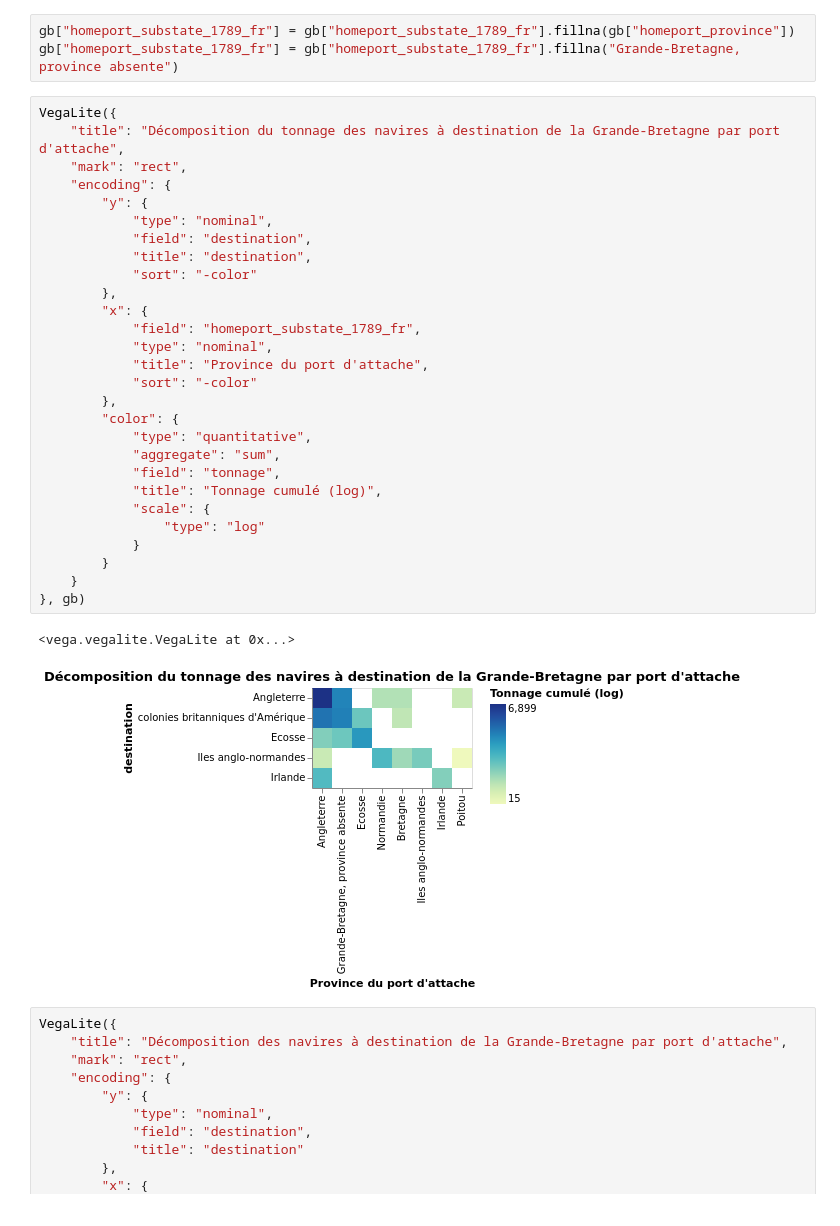
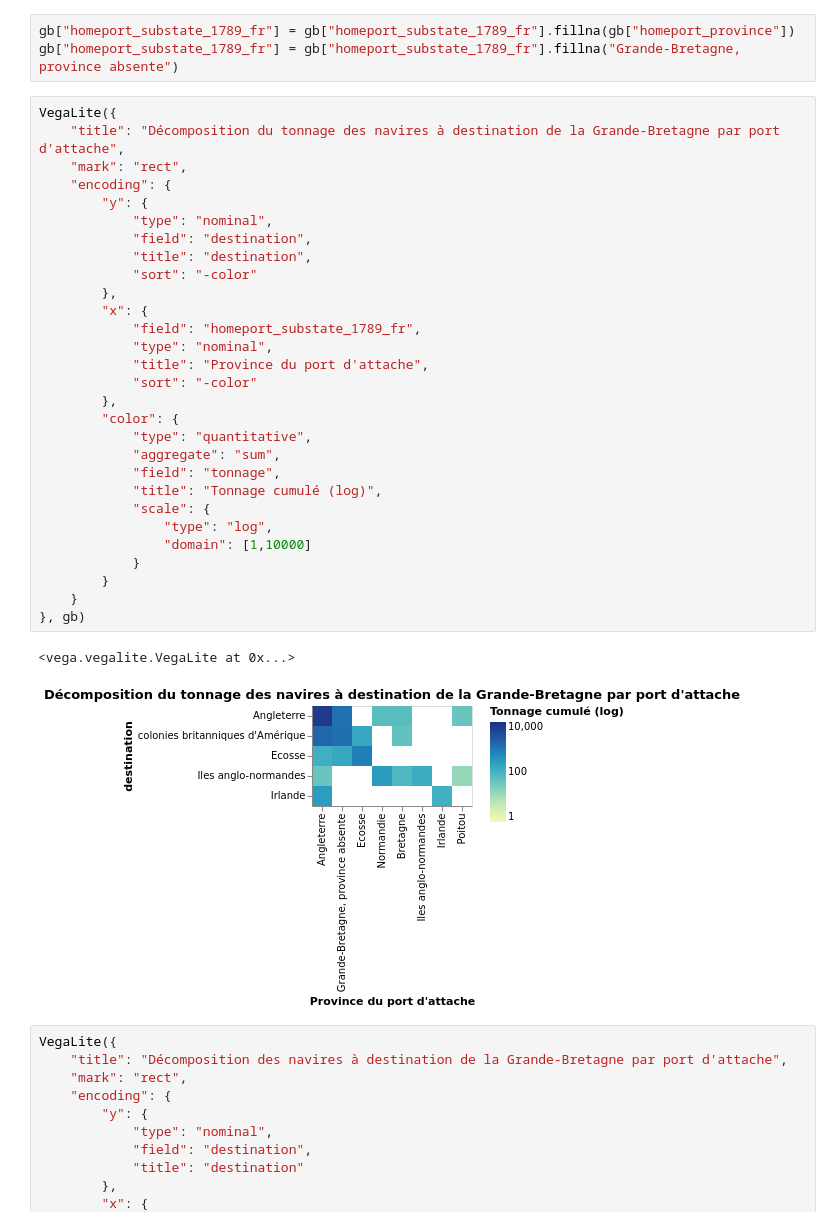
Before and after one commit to medialab/portic-datasprint-2021, a Jupyter notebook: productions/equipe_1/port_attache/sorties_vers_etranger_et_colonies.ipynb, the cells around one changed output. Drawn from its saved outputs; the diff is of its cells as text.

```diff
--- a/productions/equipe_1/port_attache/sorties_vers_etranger_et_colonies.ipynb
+++ b/productions/equipe_1/port_attache/sorties_vers_etranger_et_colonies.ipynb
@@ -191,34 +185,35 @@ gb["homeport_substate_1789_fr"] = gb["homeport_substate_1789_fr"].fillna("Grande
 # %%
 VegaLite({
     "title": "Décomposition du tonnage des navires à destination de la Grande-Bretagne par port d'attache",
     "mark": "rect",
     "encoding": {
         "y": {
             "type": "nominal",
             "field": "destination",
             "title": "destination",
             "sort": "-color"
         },
         "x": {
             "field": "homeport_substate_1789_fr",
             "type": "nominal",
             "title": "Province du port d'attache",
             "sort": "-color"
         },
         "color": {
             "type": "quantitative",
             "aggregate": "sum",
             "field": "tonnage",
             "title": "Tonnage cumulé (log)",
             "scale": {
-                "type": "log"
+                "type": "log",
+                "domain": [1,10000]
             }
         }
     }
 }, gb)
 # %% [output]
 <vega.vegalite.VegaLite at 0x...>
-[figure, old version]
+[figure, new version]
 # %%
 VegaLite({
     "title": "Décomposition des navires à destination de la Grande-Bretagne par port d'attache",
```
Also changed, not shown: parts of 16 cells of this notebook.
